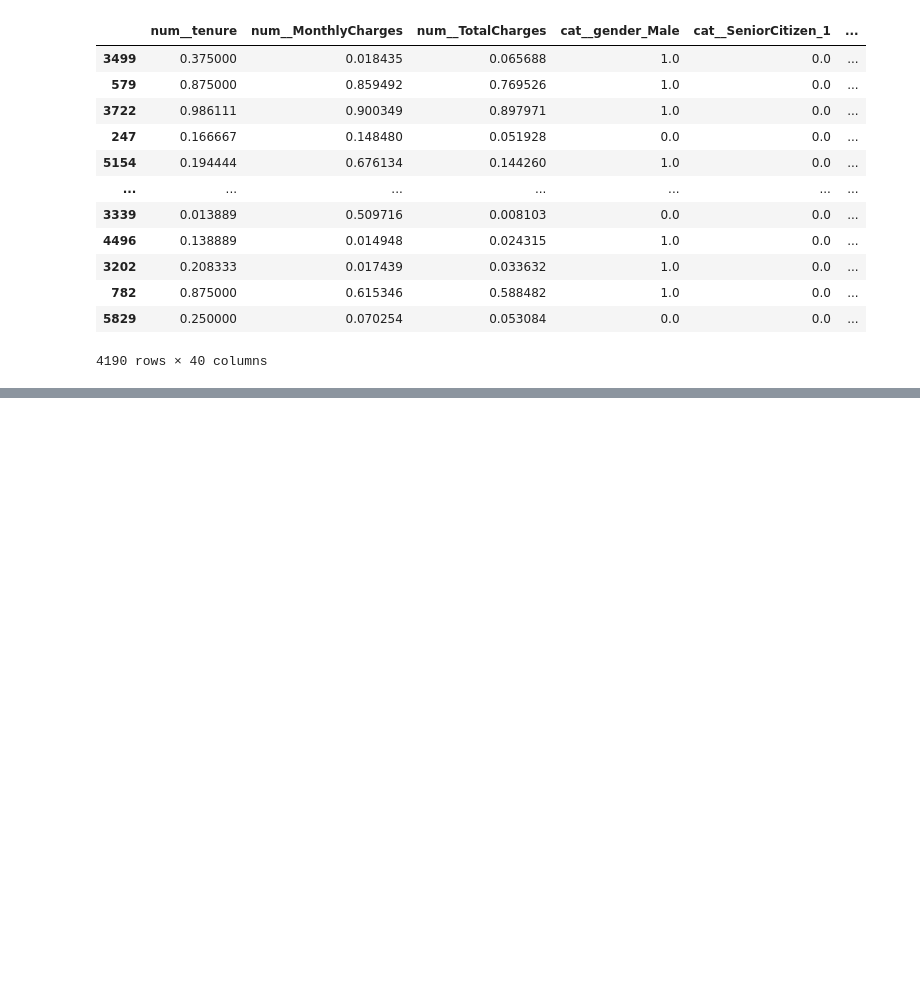
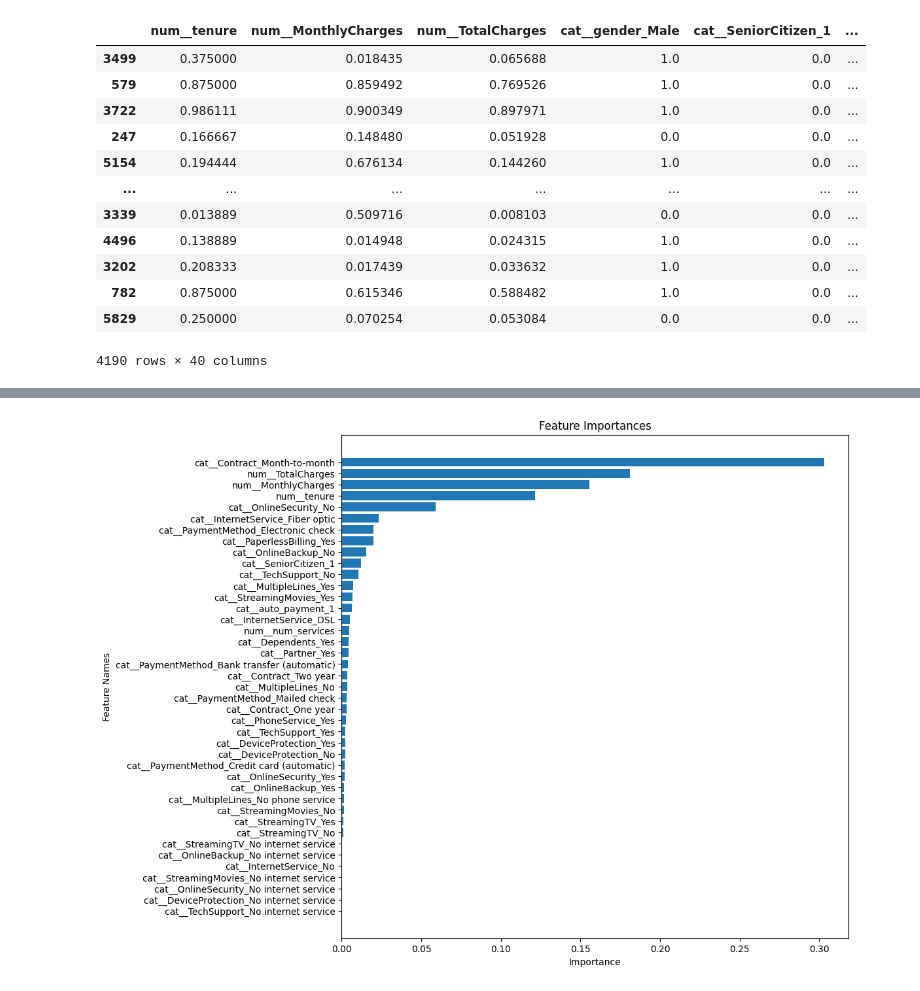
Before and after one commit to PedroIglesias2/telcom-churn-prediction, a Jupyter notebook: notebooks/GBM_model.ipynb, the cells around one changed output, grey strips where cells are left out. Saved outputs shown, nothing was run; the diff lists cells and outputs as text; code cells hidden in the pictures; blank space fills up the shorter version.

Commit message:
commiting latest version of gbm model

```diff
--- a/notebooks/GBM_model.ipynb
+++ b/notebooks/GBM_model.ipynb
@@ -308,0 +436,6 @@ df["num_services"] = df["num_services"] + df
+# %%
+numeric_transformer = Pipeline(steps=[
+                                      ("knn_imputer", KNNImputer(n_neighbors=5).set_output(transform="pandas")),
+                                      ("scaler", MinMaxScaler().set_output(transform="pandas"))
+                                      ])
+numeric_transformer
@@ -308,0 +444,8 @@ df["num_services"] = df["num_services"] + df
+# %%
+preprocessor = ColumnTransformer(transformers=[
+                                               ("num", numeric_transformer,
+                                                       numeric_features),
+                                               ("cat", categorical_transformer,
+                                                       categorical_features)
+                                               ]).set_output(transform="pandas")
+preprocessor
@@ -308,0 +470,5 @@ df["num_services"] = df["num_services"] + df
+# %%
+gbm = GradientBoostingClassifier(random_state=42, max_depth = 5, n_estimators = 100, min_samples_split = 10, subsample = 1, loss = "deviance", max_features = None, min_samples_leaf = 1 , class_weights = "balanced" )
+pipeline_gbm = Pipeline([("pre_process", preprocessor),
+                         ("model", gbm)])
+pipeline_gbm
@@ -308,0 +481,2 @@ df["num_services"] = df["num_services"] + df
+# %%
+pipeline_gbm.fit(X_train, y_train)
@@ -308,0 +537,24 @@ df["num_services"] = df["num_services"] + df
+# %%
+
+# Extract feature names and importances
+feature_names = pipeline_gbm["pre_process"].get_feature_names_out()
+importances = pipeline_gbm['model'].feature_importances_
+
+# Sort indices by importance values
+sorted_indices = np.argsort(importances)
+
+# Sort feature names and importances accordingly
+sorted_feature_names = np.array(feature_names)[sorted_indices]
+sorted_importances = importances[sorted_indices]
+
+# Create the horizontal bar chart
+plt.figure(figsize=(10, 10))
+plt.barh(sorted_feature_names, sorted_importances)
+
+plt.xlabel('Importance')
+plt.ylabel('Feature Names')
+plt.title('Feature Importances')
+
+plt.show()
+# %% [output]
+[figure, added]
```
Also changed, not shown: parts of 17 cells of this notebook.
